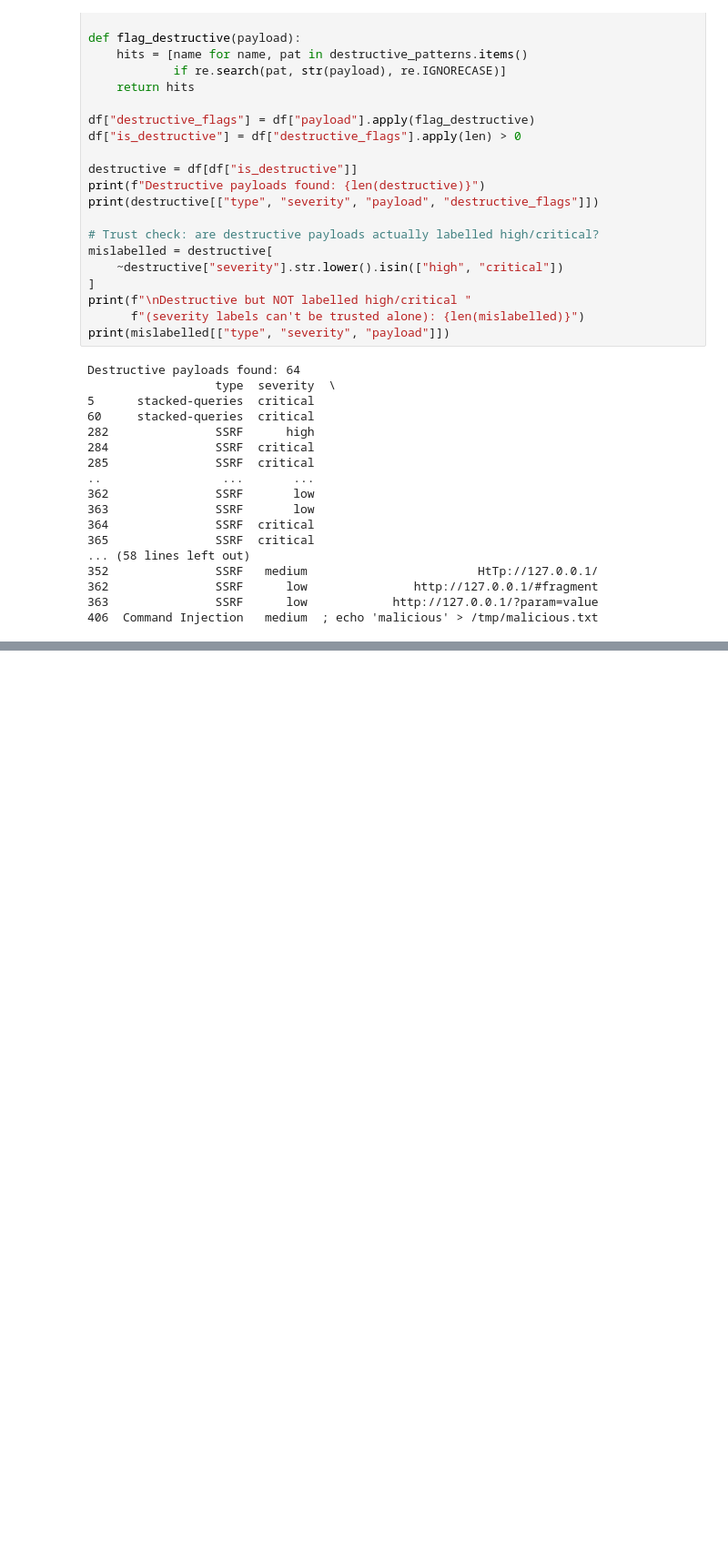
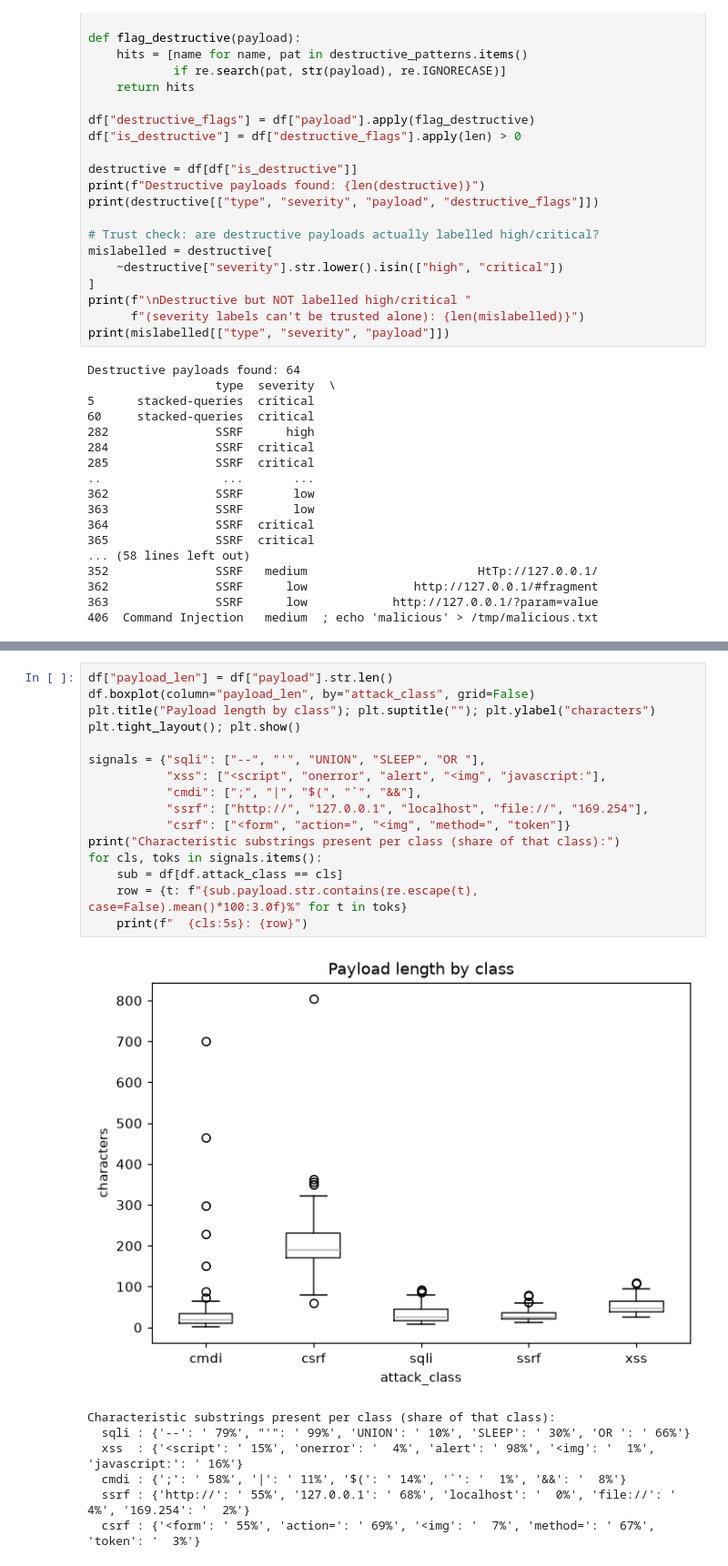
Before and after one commit to yuvrajghag5/RADE, a Jupyter notebook: preprocess/analysis.ipynb, the cells around one changed output, grey strips where cells are left out. Shown at 91% size. Cells and saved outputs as stored; diff of their text form; blank space fills up the shorter version.

```diff
--- a/preprocess/analysis.ipynb
+++ b/preprocess/analysis.ipynb
@@ -230,0 +430,24 @@ Destructive payloads found: 64
+# %%
+df["payload_len"] = df["payload"].str.len()
+df.boxplot(column="payload_len", by="attack_class", grid=False)
+plt.title("Payload length by class"); plt.suptitle(""); plt.ylabel("characters")
+plt.tight_layout(); plt.show()
+
+signals = {"sqli": ["--", "'", "UNION", "SLEEP", "OR "],
+           "xss": ["<script", "onerror", "alert", "<img", "javascript:"],
+           "cmdi": [";", "|", "$(", "`", "&&"],
+           "ssrf": ["http://", "127.0.0.1", "localhost", "file://", "169.254"],
+           "csrf": ["<form", "action=", "<img", "method=", "token"]}
+print("Characteristic substrings present per class (share of that class):")
+for cls, toks in signals.items():
+    sub = df[df.attack_class == cls]
+    row = {t: f"{sub.payload.str.contains(re.escape(t), case=False).mean()*100:3.0f}%" for t in toks}
+    print(f"  {cls:5s}: {row}")
+# %% [output]
+[figure, added]
+Characteristic substrings present per class (share of that class):
+  sqli : {'--': ' 79%', "'": ' 99%', 'UNION': ' 10%', 'SLEEP': ' 30%', 'OR ': ' 66%'}
+  xss  : {'<script': ' 15%', 'onerror': '  4%', 'alert': ' 98%', '<img': '  1%', 'javascript:': ' 16%'}
+  cmdi : {';': ' 58%', '|': ' 11%', '$(': ' 14%', '`': '  1%', '&&': '  8%'}
+  ssrf : {'http://': ' 55%', '127.0.0.1': ' 68%', 'localhost': '  0%', 'file://': '  4%', '169.254': '  2%'}
+  csrf : {'<form': ' 55%', 'action=': ' 69%', '<img': '  7%', 'method=': ' 67%', 'token': '  3%'}
```
Also changed, not shown: parts of 42 cells of this notebook, 20 other files.
